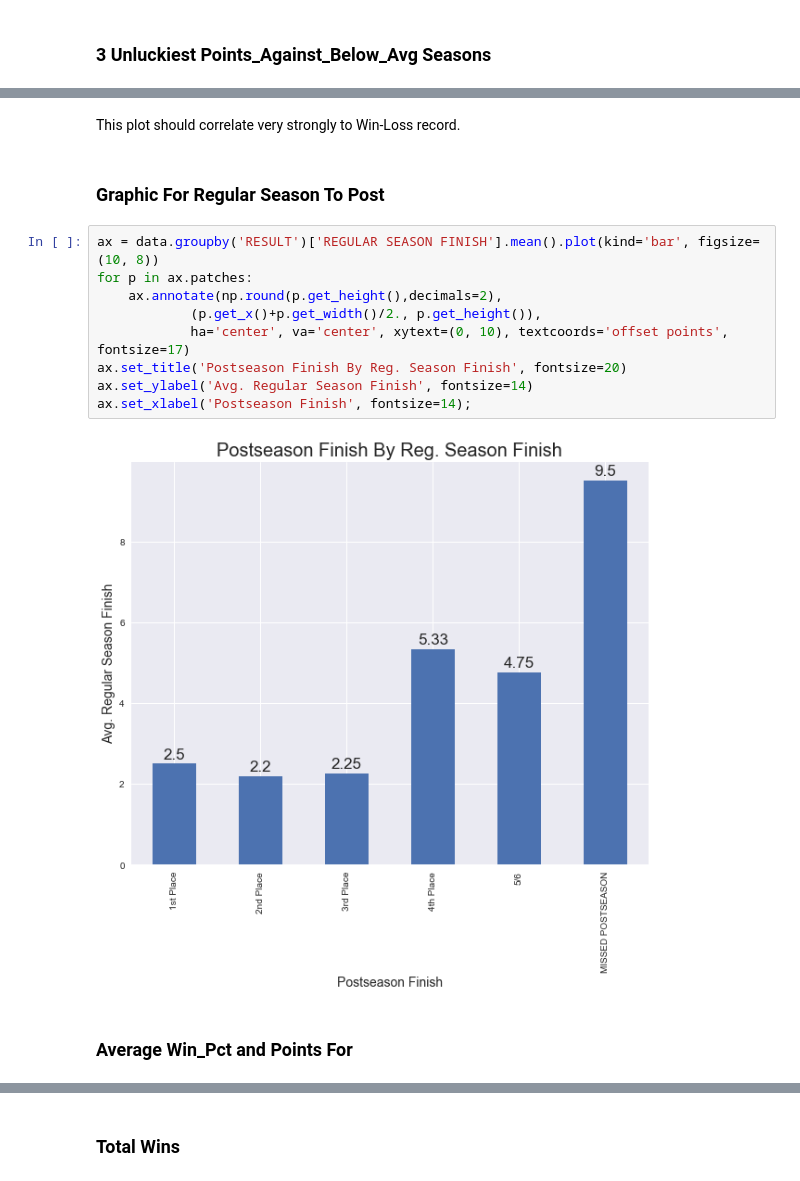
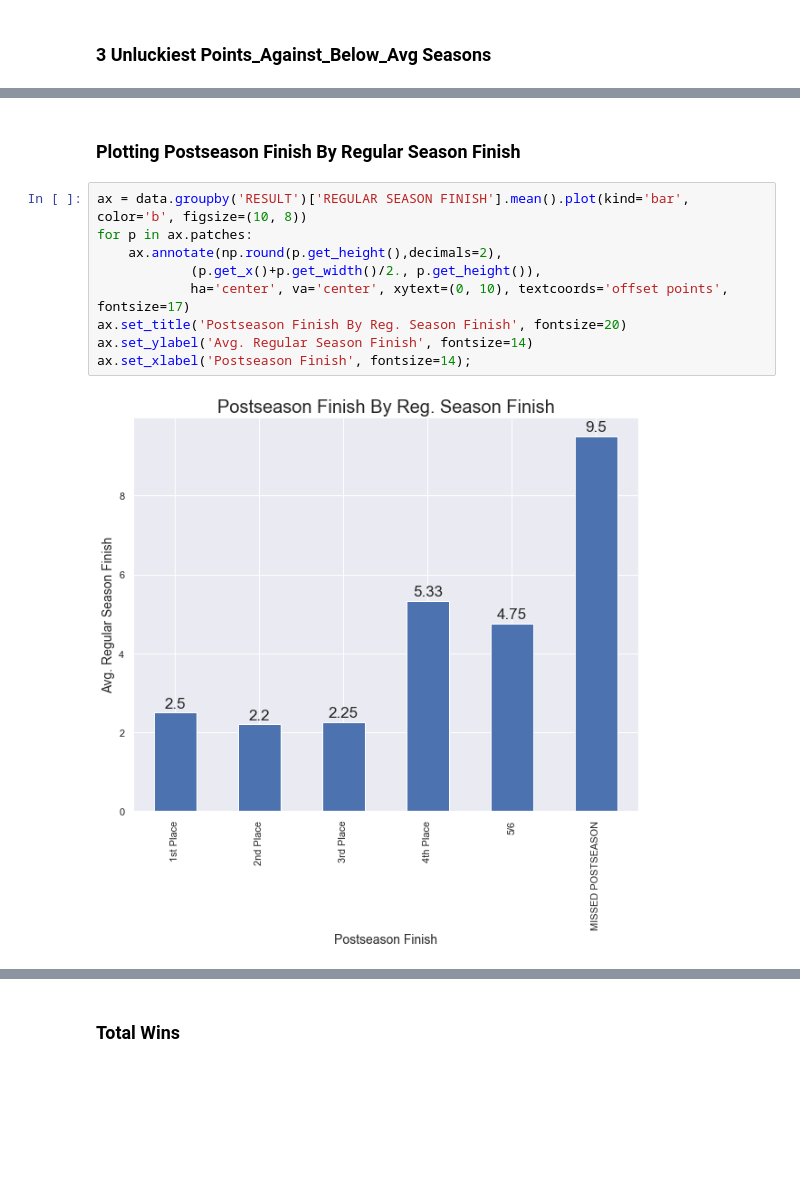
Before and after one commit to mikestef235/FF_owners, a Jupyter notebook: iPython_Notebooks/2018-2019 EOY Owner Rankings.ipynb, the cells around one changed output, grey strips where cells are left out. Saved outputs shown, nothing was run; the diff lists cells and outputs as text; blank space fills up the shorter version.

```diff
--- a/iPython_Notebooks/2018-2019 EOY Owner Rankings.ipynb
+++ b/iPython_Notebooks/2018-2019 EOY Owner Rankings.ipynb
@@ -130,17 +206,13 @@ result.plot(kind='barh', color=tuple([colors]), figsize=(10, 8));
-# %% [markdown]
-This plot should correlate very strongly to Win-Loss record.
-# %% [markdown]
-### Graphic For Regular Season To Post
+# %% [markdown]
+### Plotting Postseason Finish By Regular Season Finish
 # %%
-ax = data.groupby('RESULT')['REGULAR SEASON FINISH'].mean().plot(kind='bar', figsize=(10, 8))
+ax = data.groupby('RESULT')['REGULAR SEASON FINISH'].mean().plot(kind='bar', color='b', figsize=(10, 8))
 for p in ax.patches:
     ax.annotate(np.round(p.get_height(),decimals=2),
             (p.get_x()+p.get_width()/2., p.get_height()),
             ha='center', va='center', xytext=(0, 10), textcoords='offset points', fontsize=17)
 ax.set_title('Postseason Finish By Reg. Season Finish', fontsize=20)
 ax.set_ylabel('Avg. Regular Season Finish', fontsize=14)
 ax.set_xlabel('Postseason Finish', fontsize=14);
 # %% [output]
-[figure, old version]
+[figure, new version]
-# %% [markdown]
-### Average Win_Pct and Points For
```
Also changed, not shown: parts of 74 cells of this notebook.
